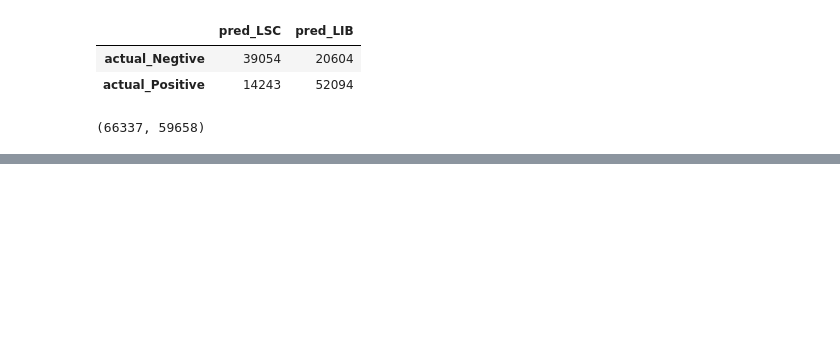
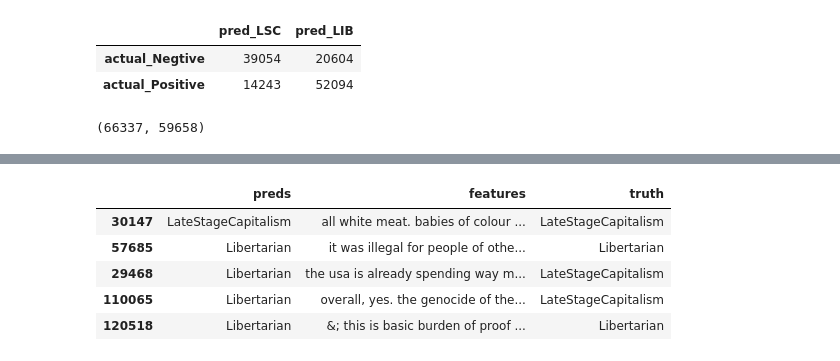
Before and after one commit to camarenad/subreddit_classification, a Jupyter notebook: daniel_camarena_la/models/naive_bayes_model.ipynb, the cells around one changed output, grey strips where cells are left out. Drawn from its saved outputs; the diff is of its cells as text; code cells hidden in the pictures; blank space fills up the shorter version.

```diff
--- a/daniel_camarena_la/models/naive_bayes_model.ipynb
+++ b/daniel_camarena_la/models/naive_bayes_model.ipynb
@@ -114,0 +207,9 @@ with open('../assets/naive_bayes_model.pkl','wb+') as f:
+# %%
+preds.head()
+# %% [output]
+|  | preds | features | truth |
+| 30147 | LateStageCapitalism | all white meat. babies of colour ... | LateStageCapitalism |
+| 57685 | Libertarian | it was illegal for people of othe... | Libertarian |
+| 29468 | Libertarian | the usa is already spending way m... | LateStageCapitalism |
+| 110065 | Libertarian | overall, yes. the genocide of the... | LateStageCapitalism |
+| 120518 | Libertarian | &; this is basic burden of proof ... | Libertarian |
```
Also changed, not shown: parts of 27 cells of this notebook, 3 other files.
